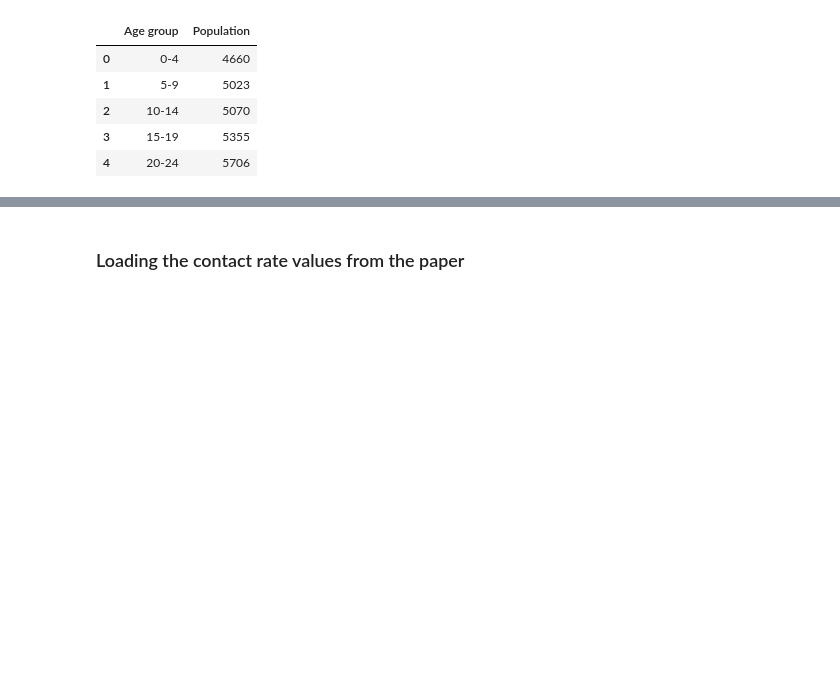
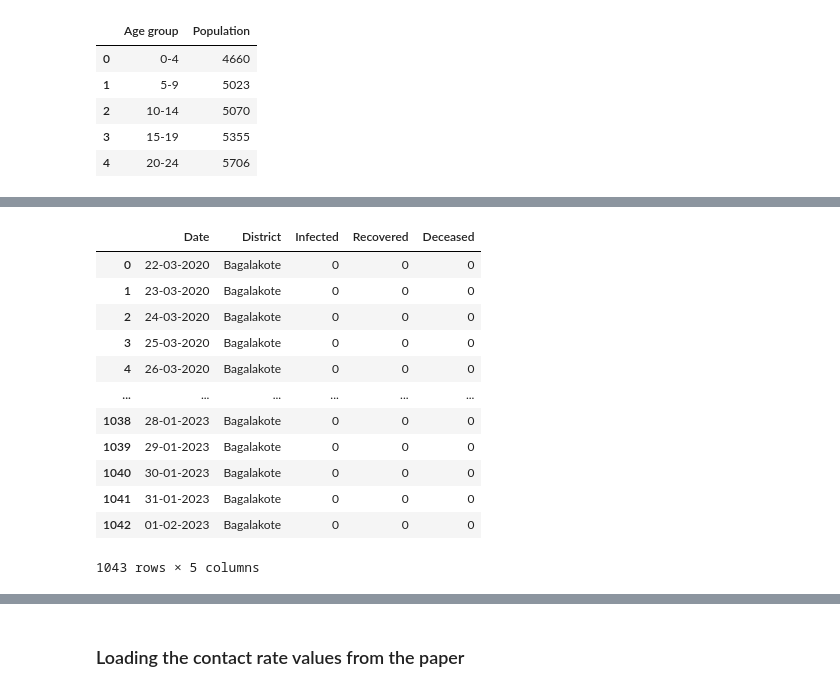
Before and after one commit to HimanshuSingh-all/Patch-Based-Simulator, a Jupyter notebook: karnatak_covid_modelling.ipynb, the cells around one changed output, grey strips where cells are left out. Cells and saved outputs as stored; diff of their text form; code cells hidden in the pictures; blank space fills up the shorter version.

```diff
--- a/karnatak_covid_modelling.ipynb
+++ b/karnatak_covid_modelling.ipynb
@@ -41,0 +64,16 @@ karnatata_dataframe = pd.read_csv(karnatata_data_filename)
+# %%
+karnataka_dataframe[karnataka_dataframe['District']== 'Bagalakote']
+# %% [output]
+|  | Date | District | Infected | Recovered | Deceased |
+| 0 | 22-03-2020 | Bagalakote | 0 | 0 | 0 |
+| 1 | 23-03-2020 | Bagalakote | 0 | 0 | 0 |
+| 2 | 24-03-2020 | Bagalakote | 0 | 0 | 0 |
+| 3 | 25-03-2020 | Bagalakote | 0 | 0 | 0 |
+| 4 | 26-03-2020 | Bagalakote | 0 | 0 | 0 |
+| ... | ... | ... | ... | ... | ... |
+| 1038 | 28-01-2023 | Bagalakote | 0 | 0 | 0 |
+| 1039 | 29-01-2023 | Bagalakote | 0 | 0 | 0 |
+| 1040 | 30-01-2023 | Bagalakote | 0 | 0 | 0 |
+| 1041 | 31-01-2023 | Bagalakote | 0 | 0 | 0 |
+| 1042 | 01-02-2023 | Bagalakote | 0 | 0 | 0 |
+1043 rows × 5 columns
```
Also changed, not shown: parts of 30 cells of this notebook, 1 other file.
